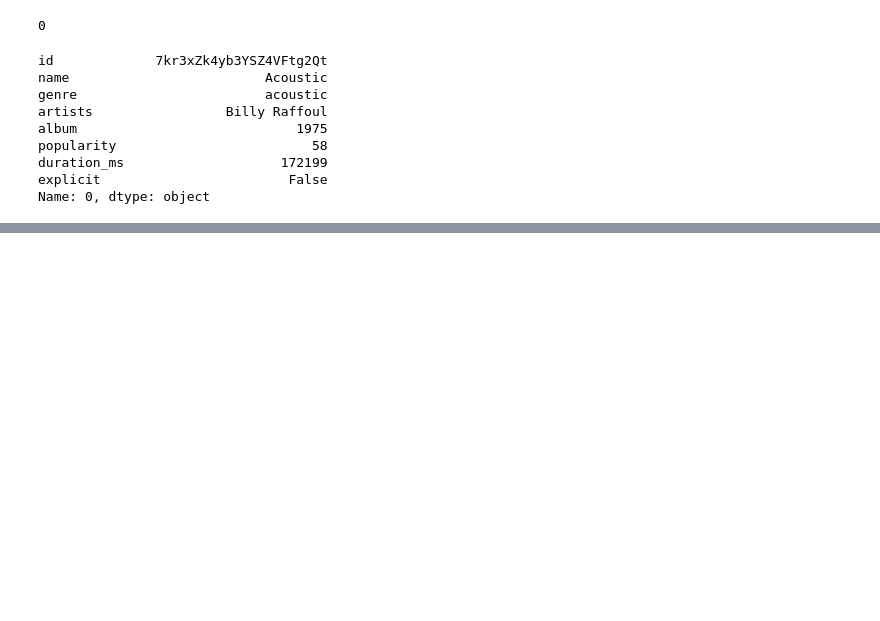
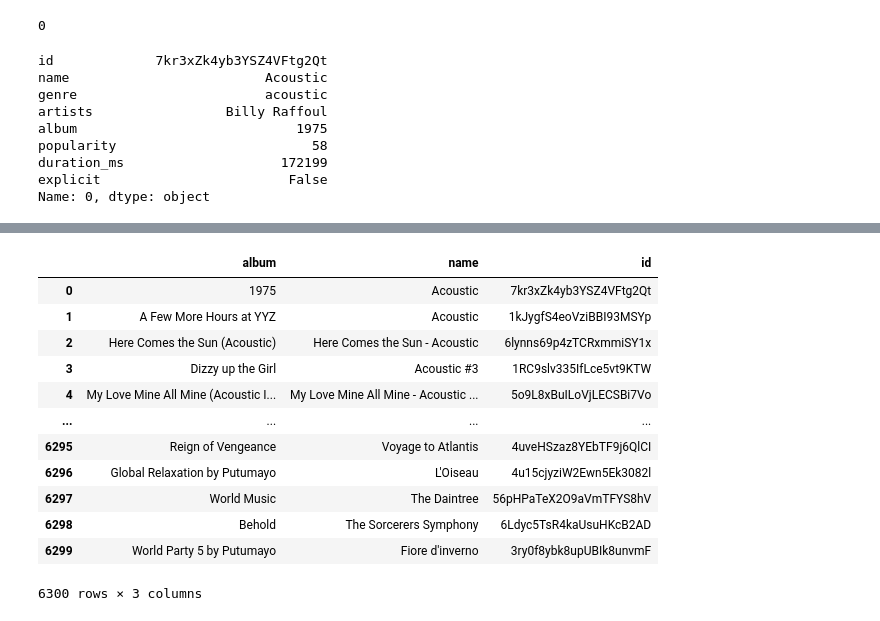
Before and after one commit to liviaalves00/JupyterNotebooksTestes, a Jupyter notebook: spotifydataset.ipynb, the cells around one changed output, grey strips where cells are left out. Saved outputs shown, nothing was run; the diff lists cells and outputs as text; code cells hidden in the pictures; blank space fills up the shorter version.

```diff
--- a/spotifydataset.ipynb
+++ b/spotifydataset.ipynb
@@ -214,0 +241,17 @@ Name: 0, dtype: object
+# %%
+varias_colunas =  spo_dt[['album', 'name', 'id']]
+display(varias_colunas)
+# %% [output]
+|  | album | name | id |
+| 0 | 1975 | Acoustic | 7kr3xZk4yb3YSZ4VFtg2Qt |
+| 1 | A Few More Hours at YYZ | Acoustic | 1kJygfS4eoVziBBI93MSYp |
+| 2 | Here Comes the Sun (Acoustic) | Here Comes the Sun - Acoustic | 6lynns69p4zTCRxmmiSY1x |
+| 3 | Dizzy up the Girl | Acoustic #3 | 1RC9slv335IfLce5vt9KTW |
+| 4 | My Love Mine All Mine (Acoustic I... | My Love Mine All Mine - Acoustic ... | 5o9L8xBuILoVjLECSBi7Vo |
+| ... | ... | ... | ... |
+| 6295 | Reign of Vengeance | Voyage to Atlantis | 4uveHSzaz8YEbTF9j6QlCI |
+| 6296 | Global Relaxation by Putumayo | L'Oiseau | 4u15cjyziW2Ewn5Ek3082l |
+| 6297 | World Music | The Daintree | 56pHPaTeX2O9aVmTFYS8hV |
+| 6298 | Behold | The Sorcerers Symphony | 6Ldyc5TsR4kaUsuHKcB2AD |
+| 6299 | World Party 5 by Putumayo | Fiore d'inverno | 3ry0f8ybk8upUBIk8unvmF |
+6300 rows × 3 columns
```
Also changed, not shown: parts of 13 cells of this notebook.
